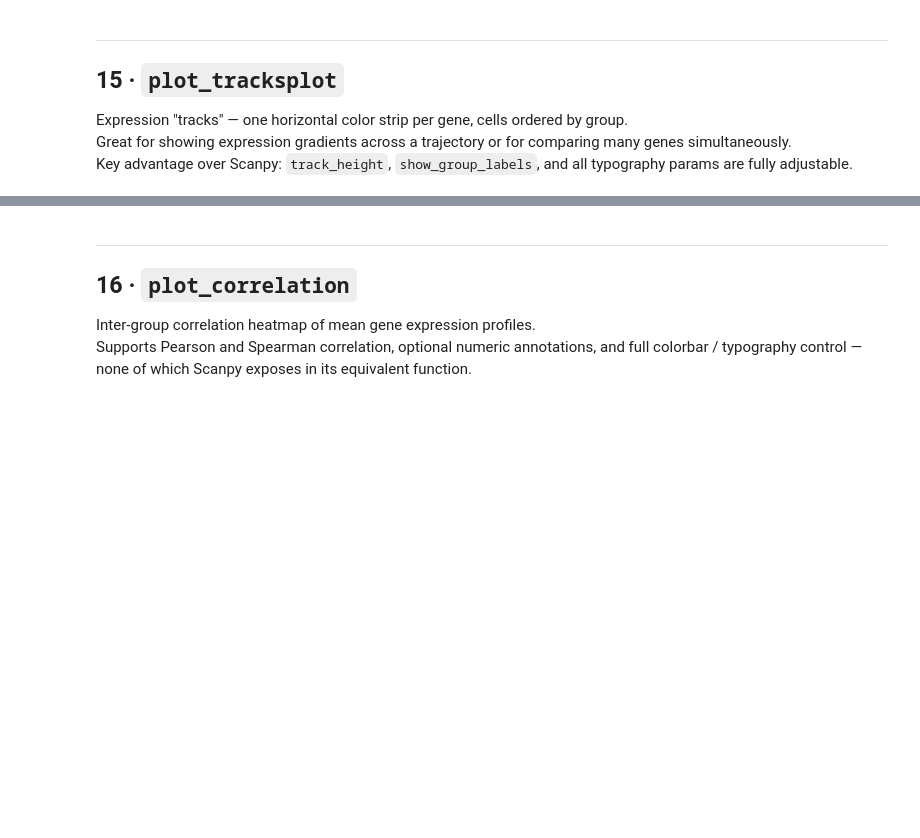
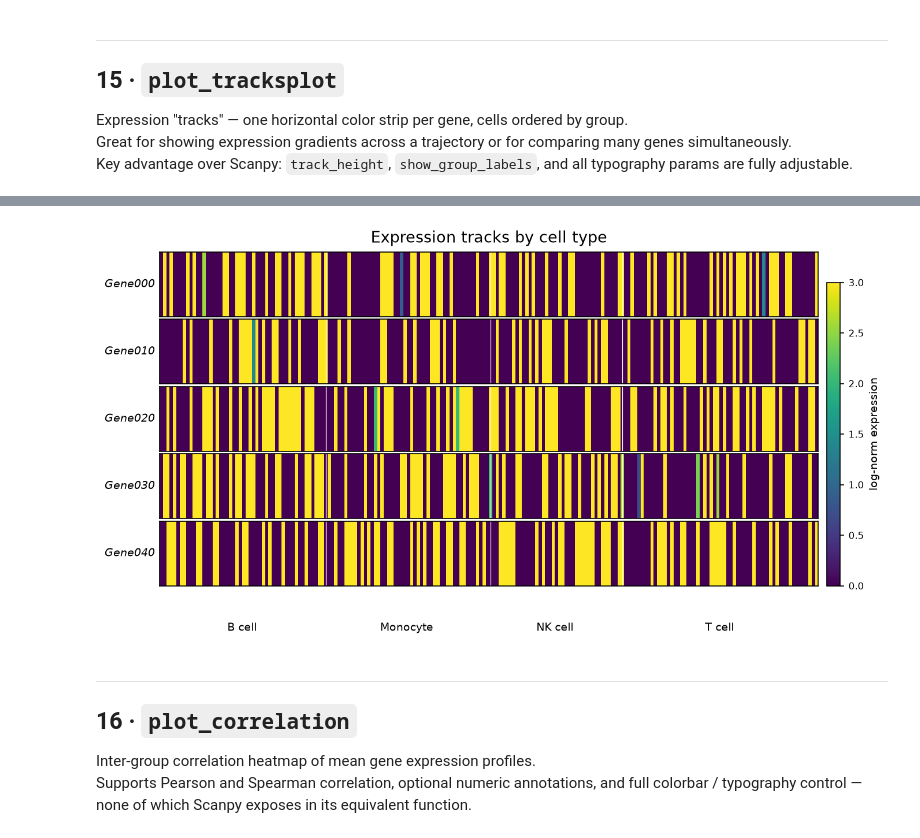
Before and after one commit to xuan13hao/scPyviewer, a Jupyter notebook: tutorial.ipynb, the cells around one changed output, grey strips where cells are left out. Drawn from its saved outputs; the diff is of its cells as text; code cells hidden in the pictures; blank space fills up the shorter version.

```diff
--- a/tutorial.ipynb
+++ b/tutorial.ipynb
@@ -36,6 +36,7 @@ pip install 'scPyviewer[all]'   # core + viewer + clustering + xlsx export
 We build a small synthetic AnnData so the notebook runs without downloading data.
 Replace `tmp_path` with your own `*.prepared.h5ad` when working with real data.
 # %%
+%matplotlib inline
 import warnings
 warnings.filterwarnings("ignore")
 
@@ -45,6 +46,8 @@ import anndata as ad
 import scipy.sparse as sp
 import tempfile, os
 import matplotlib.pyplot as plt
+import matplotlib
+matplotlib.rcParams['figure.dpi'] = 100   # notebook display DPI
 
 # ── build a synthetic 200-cell × 80-gene AnnData ──────────────────────────
 rng = np.random.default_rng(42)
@@ -100,7 +103,7 @@ adata.uns["scPyviewer"] = {
         "categorical_obs": ["cell_type", "batch"],
         "numeric_obs": ["n_counts"],
     },
-    "version": "0.3.0",
+    "version": "0.4.0",
 }
 
 # save to a temp file (mimics a real .prepared.h5ad)
@@ -711,26 +871,27 @@ plt.show()
 # %%
 # ── 15.3  clipped range + full typography ─────────────────────────────────
 fig = sv.plot_tracksplot(
     ds,
     genes=track_genes,
     group="cell_type",
     cmap="viridis",
     vmin=0, vmax=3,           # clip expression range
     track_height=0.4,
     show_group_labels=True,
     # layout
     figsize=(10, 5),
     dpi=150,
     # typography
     title="Expression tracks by cell type",
     title_fontsize=13,
-    xlabel_fontsize=10,
-    ylabel_fontsize=10,
-    tick_fontsize=9,
+    gene_label_fontsize=9,    # font for gene names on the left
+    group_label_fontsize=9,   # font for group boundary labels on top
     colorbar_fontsize=9,
     font_family="DejaVu Sans",
 )
 plt.show()
+# %% [output]
+[figure, added]
 # %% [markdown]
 ---
 ## 16 · `plot_correlation` <a id="16-correlation"></a>
```
Also changed, not shown: parts of 48 cells of this notebook, 1 other file.
